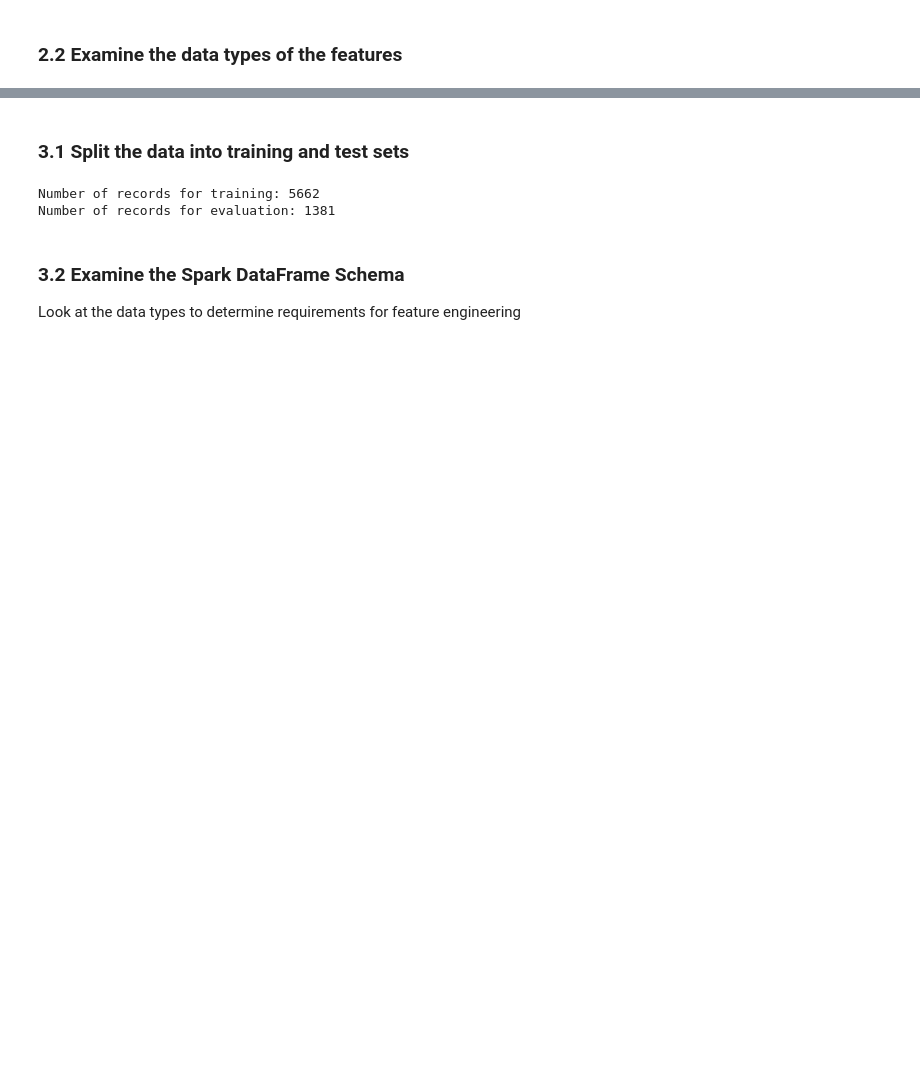
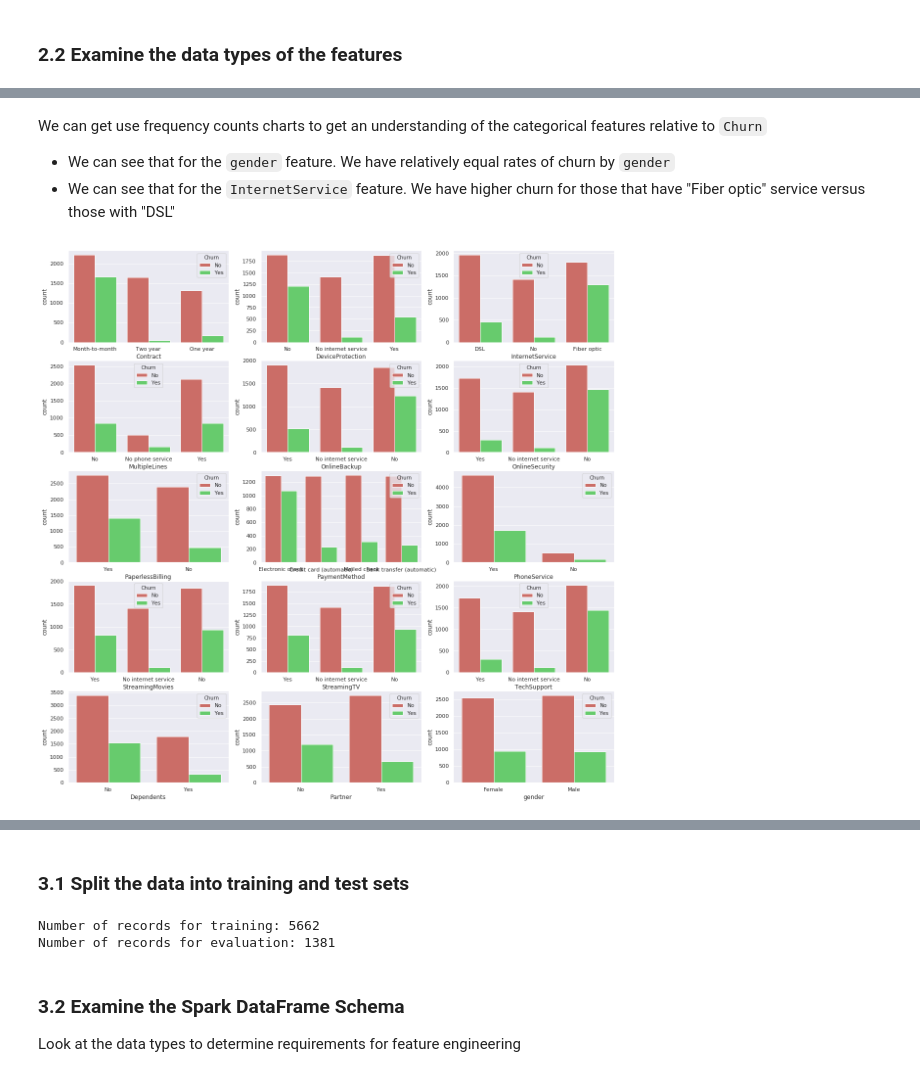
Before and after one commit to IBM/telco-customer-churn-on-icp4d, a Jupyter notebook: examples/Telco-customer-churn-ICP4D-with-output.ipynb, the cells around one changed output, grey strips where cells are left out. Cells and saved outputs as stored; diff of their text form; code cells hidden in the pictures; blank space fills up the shorter version.

```diff
--- a/examples/Telco-customer-churn-ICP4D-with-output.ipynb
+++ b/examples/Telco-customer-churn-ICP4D-with-output.ipynb
@@ -279,0 +242,14 @@ Understand Data Distribution¶
+# %%
+columns_idx = np.s_[0:] # Slice of first row(header) with all columns.
+first_record_idx = np.s_[0] # Index of first record
+
+string_fields = [type(fld) is str for fld in df.iloc[first_record_idx, columns_idx]] # All string fields
+all_features = [x for x in df.columns if x != 'Churn']
+categorical_columns = list(np.array(df.columns)[columns_idx][string_fields])
+categorical_features = [x for x in categorical_columns if x != 'Churn']
+continuous_features = [x for x in all_features if x not in categorical_features]
+
+#print('All Features: ', all_features)
+#print('\nCategorical Features: ', categorical_features)
+#print('\nContinuous Features: ', continuous_features)
+#print('\nAll Categorical Columns: ', categorical_columns)
@@ -279,0 +288,14 @@ Understand Data Distribution¶
+# %% [markdown]
+We can get use frequency counts charts to get an understanding of the categorical features relative to `Churn`
+
+- We can see that for the `gender` feature. We have relatively equal rates of churn by `gender`
+- We can see that for the `InternetService` feature. We have higher churn for those that have "Fiber optic" service versus those with "DSL"
+# %%
+# Categorical feature count plots
+f, ((ax1, ax2, ax3), (ax4, ax5, ax6), (ax7, ax8, ax9), (ax10, ax11, ax12), (ax13, ax14, ax15)) = plt.subplots(5, 3, figsize=(20, 20))
+ax = [ax1, ax2, ax3, ax4, ax5, ax6, ax7, ax8, ax9, ax10, ax11, ax12, ax13, ax14, ax15 ]
+
+for i in range(len(categorical_features)):
+    sns.countplot(x = categorical_features[i], hue="Churn", data=df, ax=ax[i])
+# %% [output]
+[figure, added]
```
Also changed, not shown: parts of 88 cells of this notebook.
